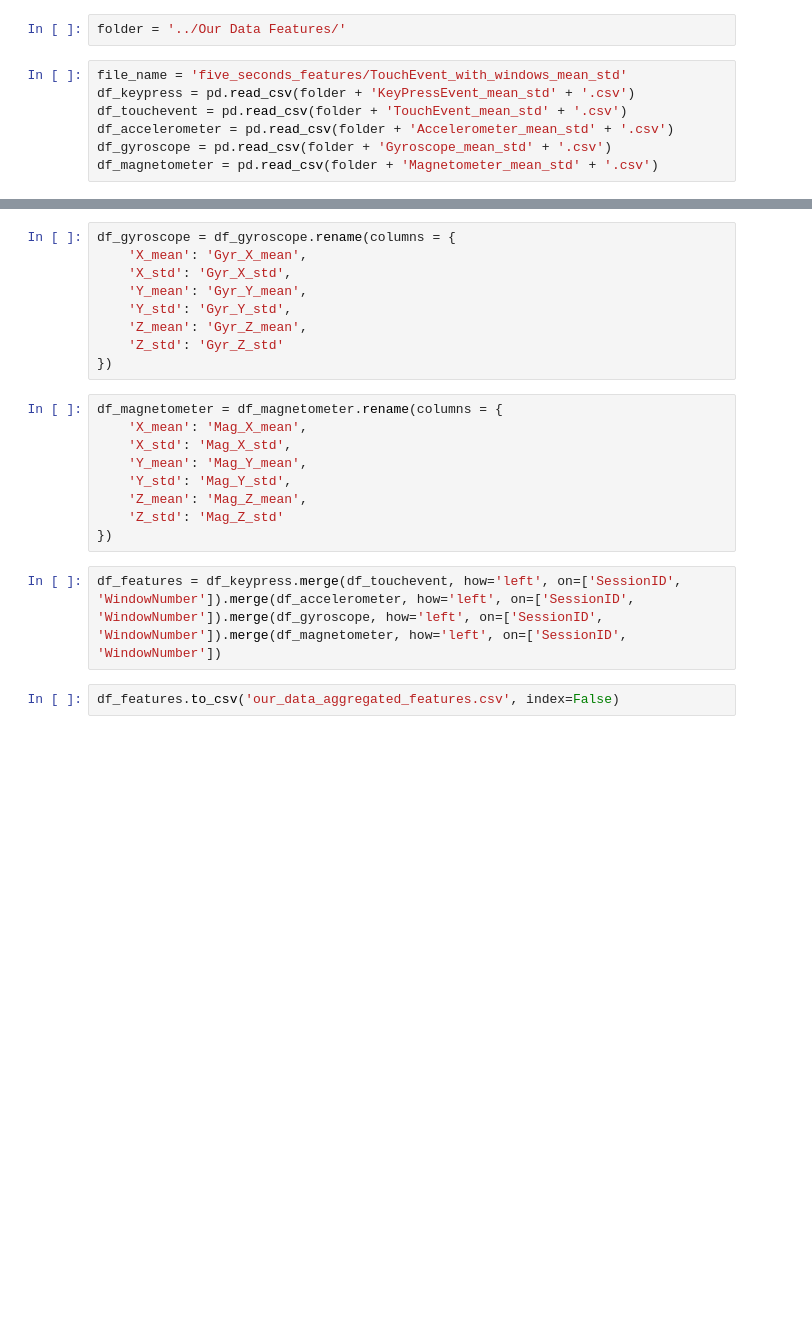
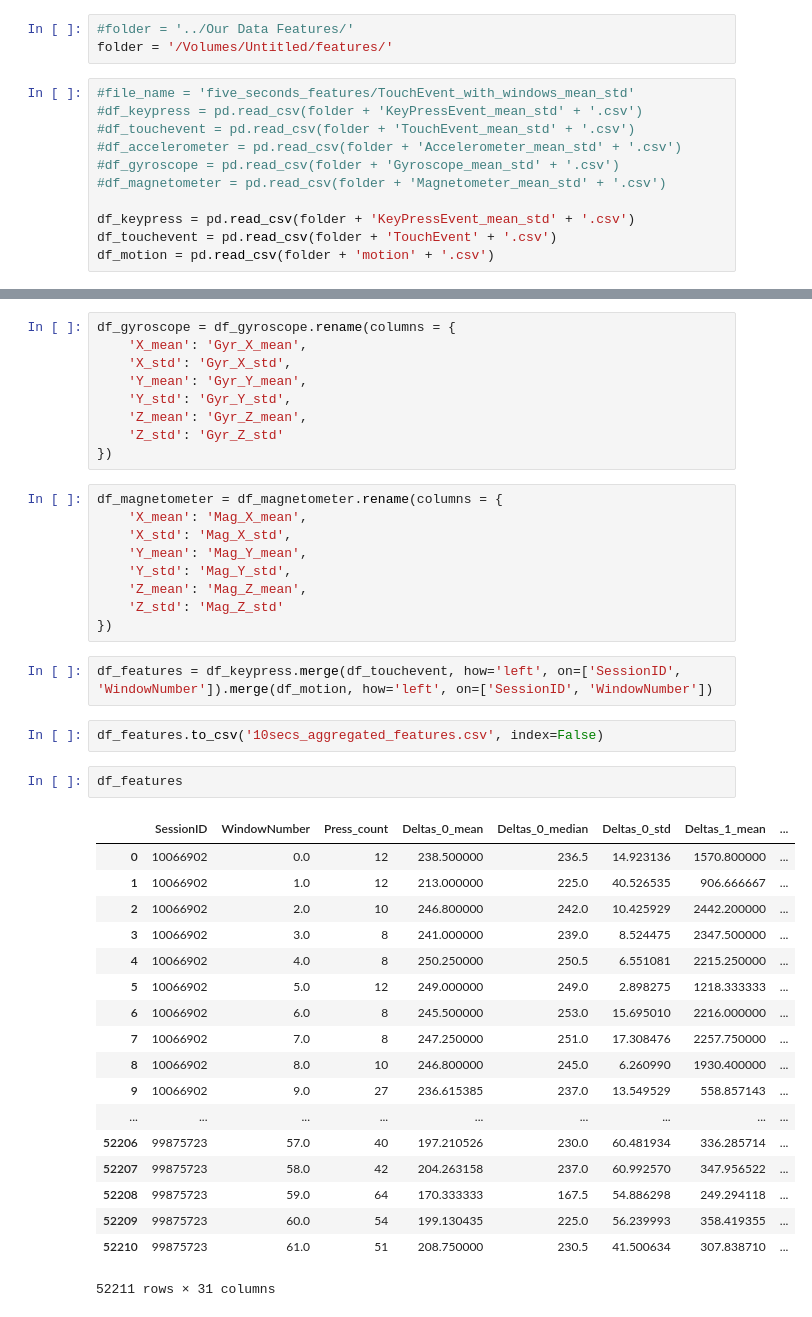
Before and after one commit to thicorfon/AegisModel, a Jupyter notebook: 04-Merge-features.ipynb, the cells around one changed output, grey strips where cells are left out. Cells and saved outputs as stored; diff of their text form; blank space fills up the shorter version.

```diff
--- a/04-Merge-features.ipynb
+++ b/04-Merge-features.ipynb
@@ -4,14 +4,19 @@ import matplotlib.pyplot as plt
 import numpy as np
 import scipy.stats
 # %%
-folder = '../Our Data Features/'
+#folder = '../Our Data Features/'
+folder = '/Volumes/Untitled/features/'
 # %%
-file_name = 'five_seconds_features/TouchEvent_with_windows_mean_std'
+#file_name = 'five_seconds_features/TouchEvent_with_windows_mean_std'
+#df_keypress = pd.read_csv(folder + 'KeyPressEvent_mean_std' + '.csv')
+#df_touchevent = pd.read_csv(folder + 'TouchEvent_mean_std' + '.csv')
+#df_accelerometer = pd.read_csv(folder + 'Accelerometer_mean_std' + '.csv')
+#df_gyroscope = pd.read_csv(folder + 'Gyroscope_mean_std' + '.csv')
+#df_magnetometer = pd.read_csv(folder + 'Magnetometer_mean_std' + '.csv')
+
 df_keypress = pd.read_csv(folder + 'KeyPressEvent_mean_std' + '.csv')
-df_touchevent = pd.read_csv(folder + 'TouchEvent_mean_std' + '.csv')
-df_accelerometer = pd.read_csv(folder + 'Accelerometer_mean_std' + '.csv')
-df_gyroscope = pd.read_csv(folder + 'Gyroscope_mean_std' + '.csv')
-df_magnetometer = pd.read_csv(folder + 'Magnetometer_mean_std' + '.csv')
+df_touchevent = pd.read_csv(folder + 'TouchEvent' + '.csv')
+df_motion = pd.read_csv(folder + 'motion' + '.csv')
 # %%
 df_accelerometer = df_accelerometer.rename(columns = {
     'X_mean': 'Acc_X_mean',
@@ -40,6 +45,27 @@ df_magnetometer = df_magnetometer.rename(columns = {
     'Z_std': 'Mag_Z_std'
 })
 # %%
-df_features = df_keypress.merge(df_touchevent, how='left', on=['SessionID', 'WindowNumber']).merge(df_accelerometer, how='left', on=['SessionID', 'WindowNumber']).merge(df_gyroscope, how='left', on=['SessionID', 'WindowNumber']).merge(df_magnetometer, how='left', on=['SessionID', 'WindowNumber'])
+df_features = df_keypress.merge(df_touchevent, how='left', on=['SessionID', 'WindowNumber']).merge(df_motion, how='left', on=['SessionID', 'WindowNumber'])
 # %%
-df_features.to_csv('our_data_aggregated_features.csv', index=False)
+df_features.to_csv('10secs_aggregated_features.csv', index=False)
+# %%
+df_features
+# %% [output]
+|  | SessionID | WindowNumber | Press_count | Deltas_0_mean | Deltas_0_median | Deltas_0_std | Deltas_1_mean | ... |
+| 0 | 10066902 | 0.0 | 12 | 238.500000 | 236.5 | 14.923136 | 1570.800000 | ... |
+| 1 | 10066902 | 1.0 | 12 | 213.000000 | 225.0 | 40.526535 | 906.666667 | ... |
+| 2 | 10066902 | 2.0 | 10 | 246.800000 | 242.0 | 10.425929 | 2442.200000 | ... |
+| 3 | 10066902 | 3.0 | 8 | 241.000000 | 239.0 | 8.524475 | 2347.500000 | ... |
+| 4 | 10066902 | 4.0 | 8 | 250.250000 | 250.5 | 6.551081 | 2215.250000 | ... |
+| 5 | 10066902 | 5.0 | 12 | 249.000000 | 249.0 | 2.898275 | 1218.333333 | ... |
+| 6 | 10066902 | 6.0 | 8 | 245.500000 | 253.0 | 15.695010 | 2216.000000 | ... |
+| 7 | 10066902 | 7.0 | 8 | 247.250000 | 251.0 | 17.308476 | 2257.750000 | ... |
+| 8 | 10066902 | 8.0 | 10 | 246.800000 | 245.0 | 6.260990 | 1930.400000 | ... |
+| 9 | 10066902 | 9.0 | 27 | 236.615385 | 237.0 | 13.549529 | 558.857143 | ... |
+| ... | ... | ... | ... | ... | ... | ... | ... | ... |
+| 52206 | 99875723 | 57.0 | 40 | 197.210526 | 230.0 | 60.481934 | 336.285714 | ... |
+| 52207 | 99875723 | 58.0 | 42 | 204.263158 | 237.0 | 60.992570 | 347.956522 | ... |
+| 52208 | 99875723 | 59.0 | 64 | 170.333333 | 167.5 | 54.886298 | 249.294118 | ... |
+| 52209 | 99875723 | 60.0 | 54 | 199.130435 | 225.0 | 56.239993 | 358.419355 | ... |
+| 52210 | 99875723 | 61.0 | 51 | 208.750000 | 230.5 | 41.500634 | 307.838710 | ... |
+52211 rows × 31 columns
```
Also changed, not shown: 4 other files.
